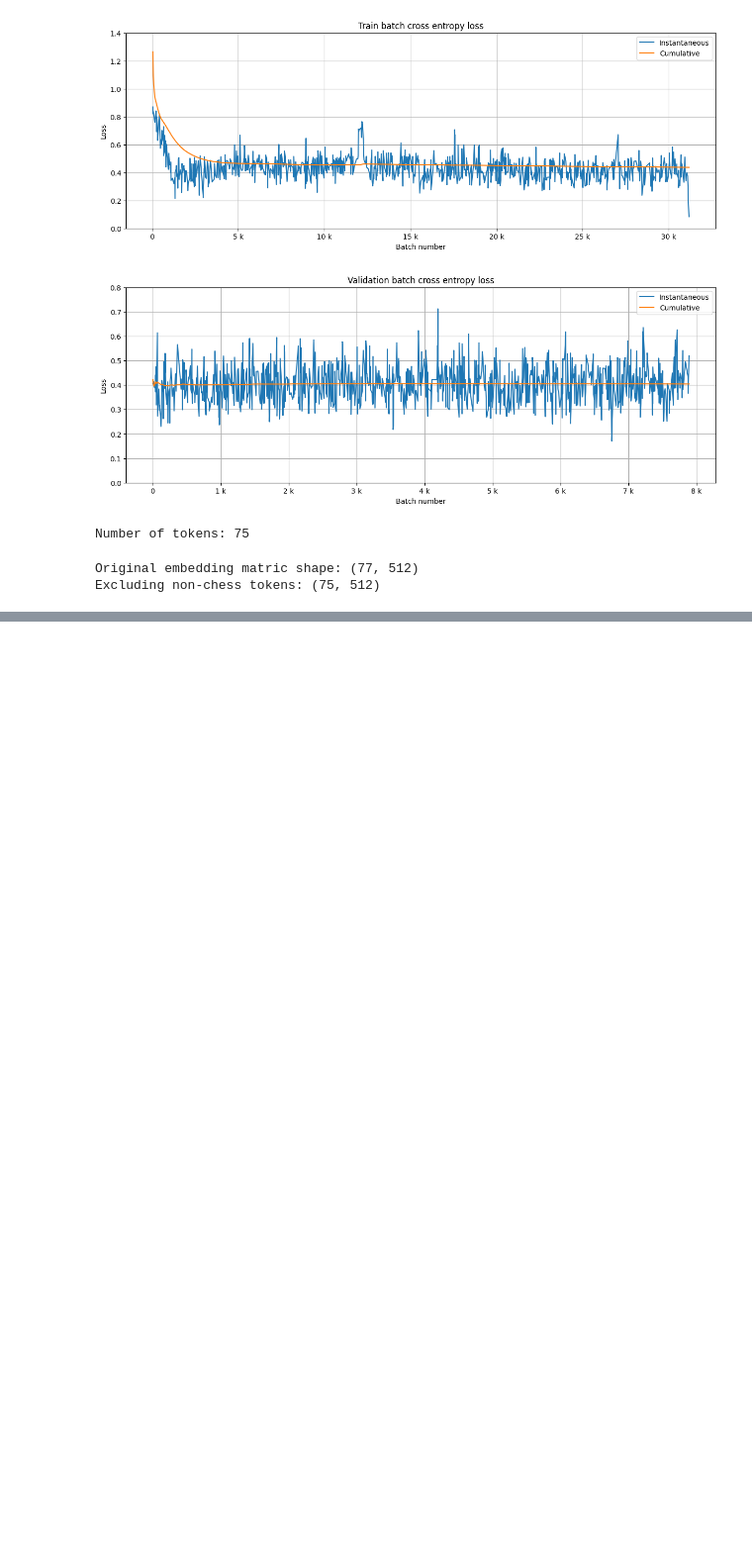
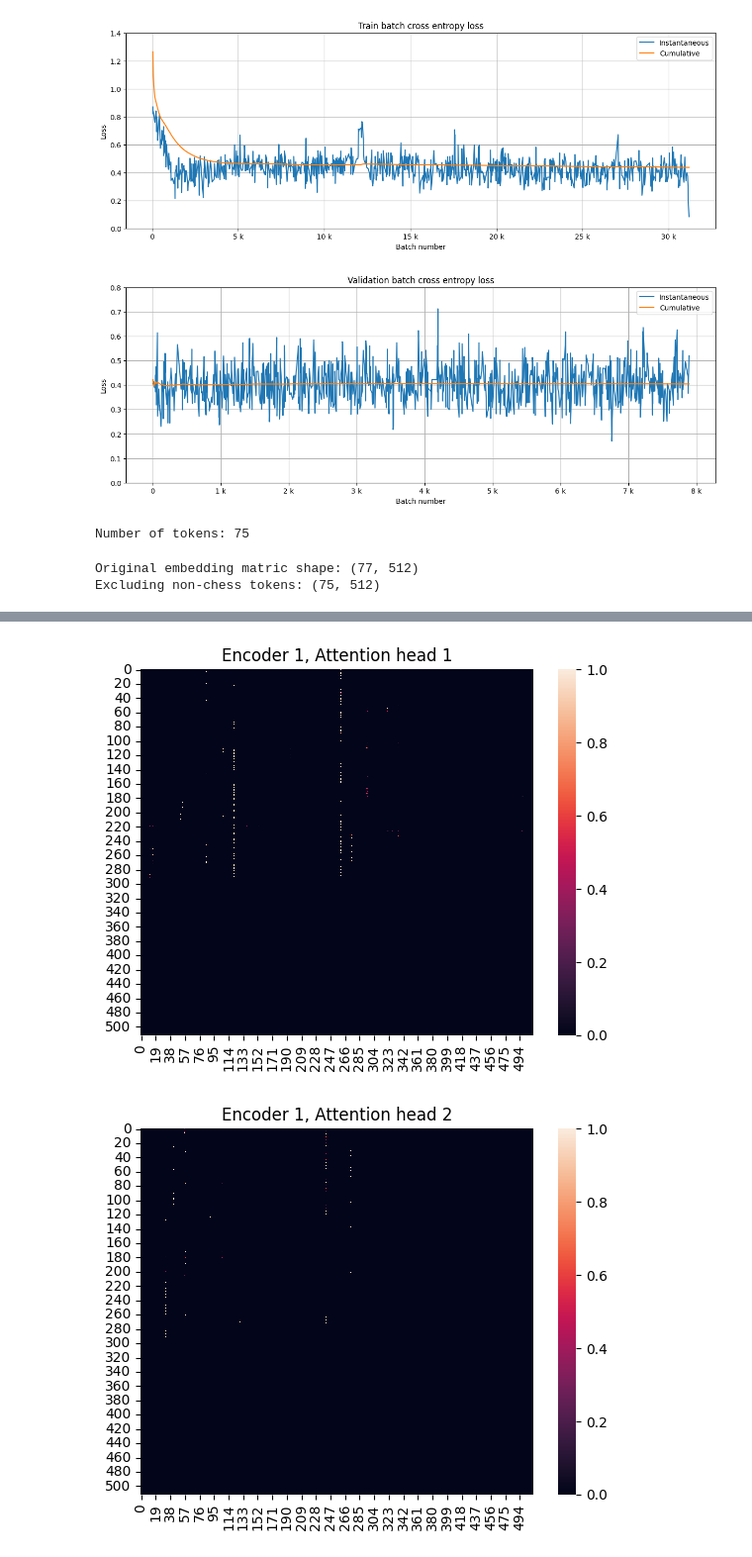
Before and after one commit to luizvalle/chessformer, a Jupyter notebook: notebooks/trained_models_analysis.ipynb, the cells around one changed output, grey strips where cells are left out. Shown at 99% size. Cells and saved outputs as stored; diff of their text form; code cells hidden in the pictures; blank space fills up the shorter version.

```diff
--- a/notebooks/trained_models_analysis.ipynb
+++ b/notebooks/trained_models_analysis.ipynb
@@ -72,6 +74,28 @@ def tsne_plot(label_to_embedding, perplexity):
                      ha='right',
                      va='bottom')
     plt.show()
+
+
+def plot_attention_scores(model, moves, encoder_idx, head_idx):
+    input_embedding = result_classifier.get_layer(index=0).input_embedding_layer
+    positional_embedding = result_classifier.get_layer(index=0).positional_embedding_layer
+    first_encoder_layer = result_classifier.get_layer(index=0).encoder_layers.layers[encoder_idx]
+    attention_layer = first_encoder_layer.self_attention_layer.multihead_attention_layer
+
+    x = input_embedding(moves)
+    x = positional_embedding(x)
+    queries = attention_layer.reshape_qkv(attention_layer.W_q(x))
+    keys = attention_layer.reshape_qkv(attention_layer.W_k(x))
+
+    d_k = tf.cast(512, tf.float32)
+    scores = tf.linalg.matmul(queries, keys, transpose_b=True)
+    scores /= tf.math.sqrt(d_k)
+    weights = tf.nn.softmax(scores)
+
+    head_weights = weights[0, head_idx, :, :].numpy()
+    axis = sns.heatmap(head_weights)
+    axis.set_title(f"Encoder {encoder_idx + 1}, Attention head {head_idx + 1}")
+    plt.show()
 # %% [markdown]
 ## Result classifier
 # %%
@@ -182,0 +258,7 @@ tsne_plot(label_to_embedding, 40)
+# %%
+for encoder_idx in range(0, 2):
+    for head_idx in range(0, 3):
+        plot_attention_scores(result_classifier, moves, encoder_idx, head_idx)
+# %% [output]
+[figure, added]
+[figure, added]
```
Also changed, not shown: parts of 5 cells of this notebook.
